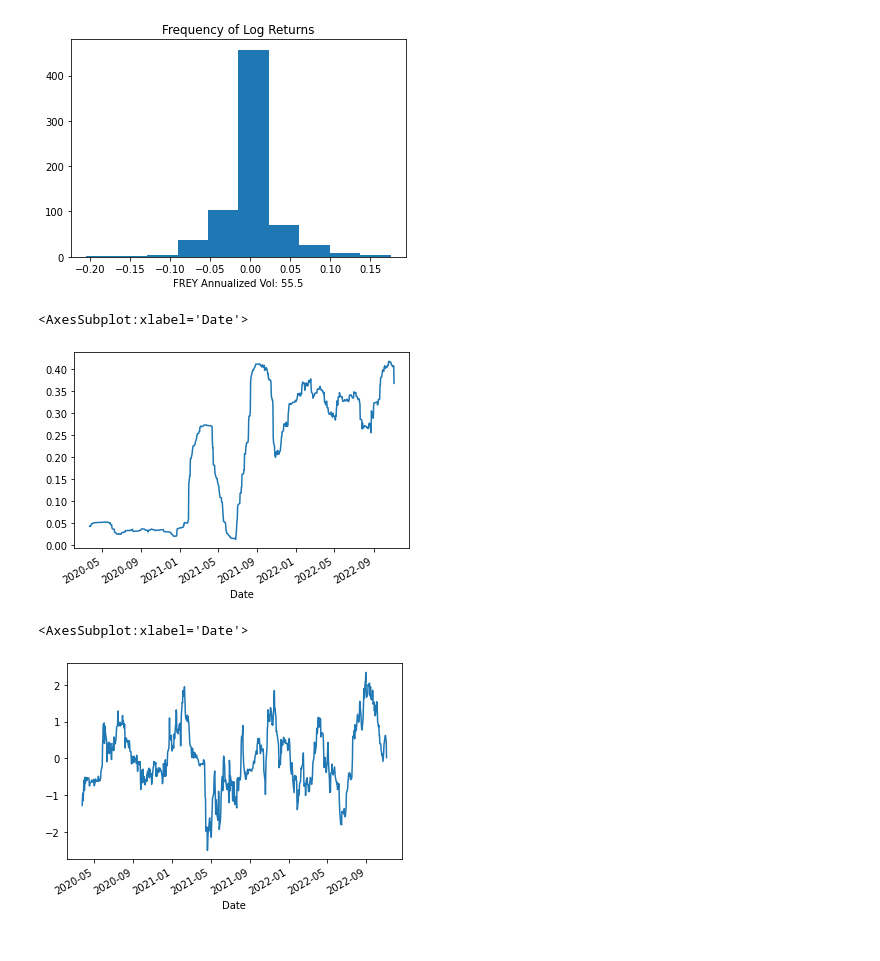
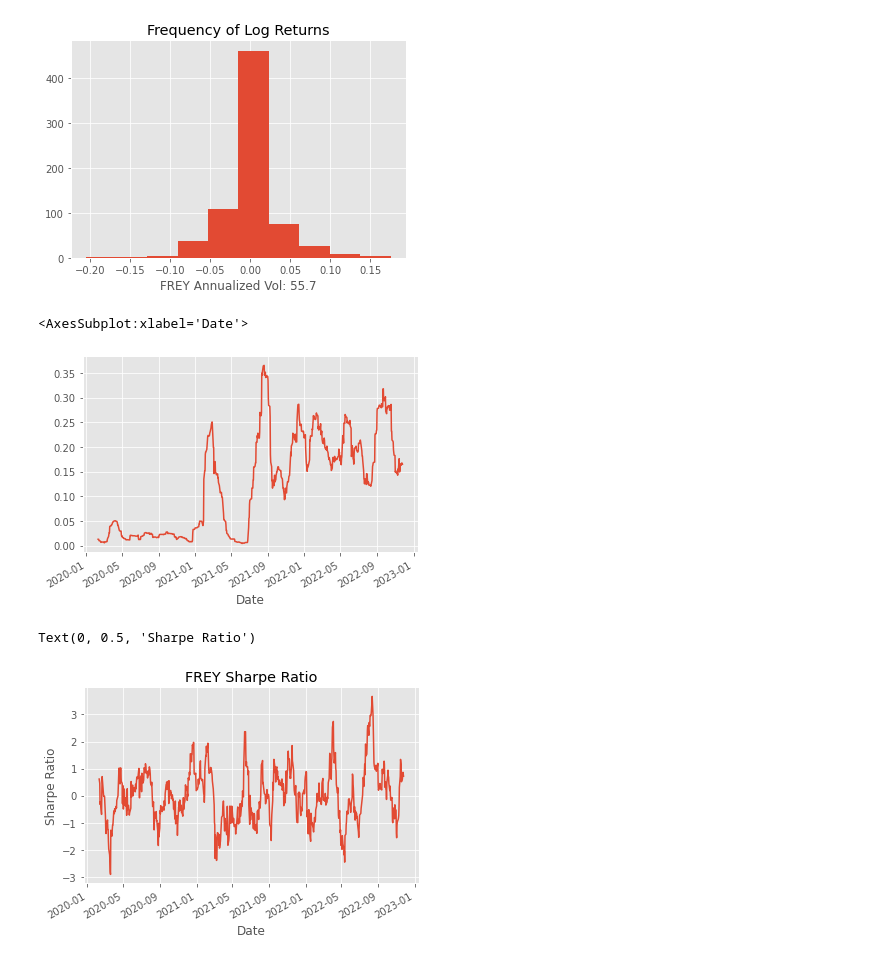
Before and after one commit to lucienqchen/sig, a Jupyter notebook: rolling_sharpe.ipynb, the cells around one changed output. Cells and saved outputs as stored; diff of their text form; code cells hidden in the pictures.

```diff
--- a/rolling_sharpe.ipynb
+++ b/rolling_sharpe.ipynb
@@ -6,6 +6,7 @@ import numpy as np
 
 from pandas_datareader import data as pdr
 import matplotlib.pyplot as plt
+plt.style.use("ggplot")
 # %%
 start = dt.datetime(2016, 1, 1)
 end = dt.datetime.now()
@@ -25,18 +26,20 @@ plt.title("Frequency of Log Returns")
 plt.xlabel(ticker + " Annualized Vol: " + str(np.round(annualized_volatility, 1)))
 plt.show()
 # %% [output]
-[figure, old version]
+[figure, new version]
 # %%
-TRADING_DAYS = 50
+TRADING_DAYS = 20
 volatility = log_return.rolling(window = TRADING_DAYS).std()*np.sqrt(TRADING_DAYS)
 volatility.plot()
 # %% [output]
 <AxesSubplot:xlabel='Date'>
-[figure, old version]
+[figure, new version]
 # %%
 RISK_FREE_RATE = 0.04/252
 rolling_sharpe = (log_return.rolling(window=TRADING_DAYS).mean() - RISK_FREE_RATE)*TRADING_DAYS/volatility
 rolling_sharpe.plot()
+plt.title('FREY Sharpe Ratio')
+plt.ylabel("Sharpe Ratio")
 # %% [output]
-<AxesSubplot:xlabel='Date'>
+Text(0, 0.5, 'Sharpe Ratio')
-[figure, old version]
+[figure, new version]
```
Also changed, not shown: 2 other files.
